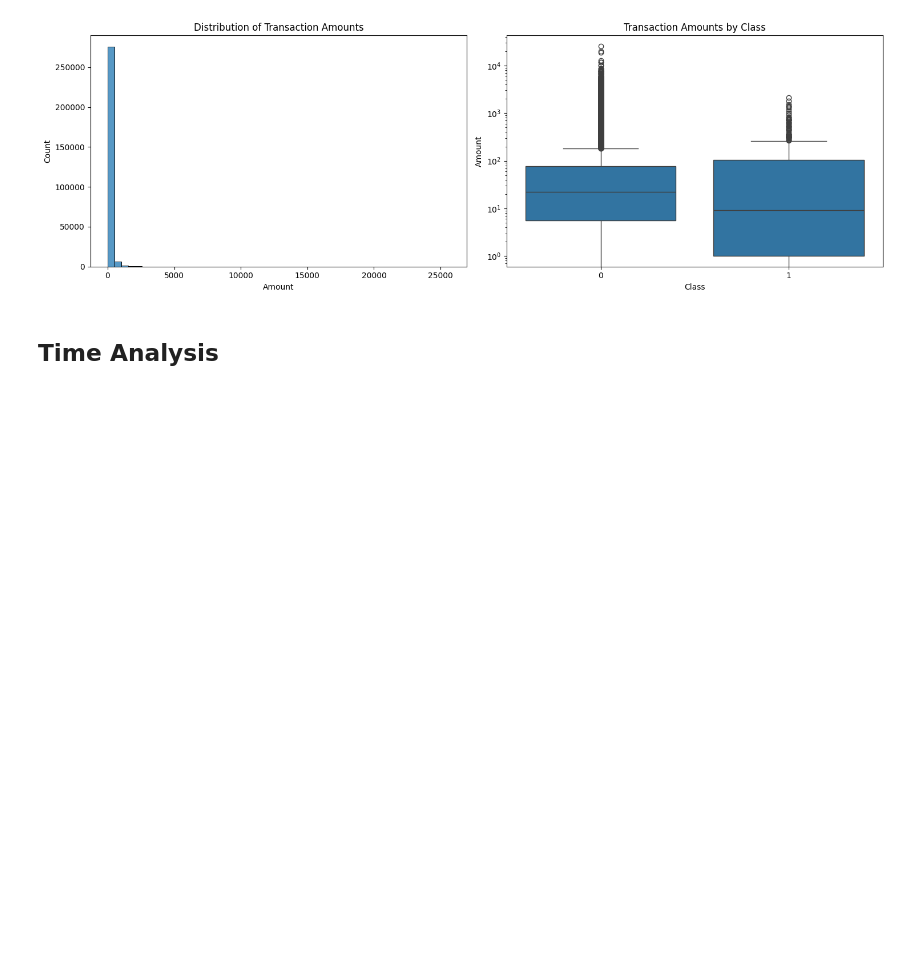
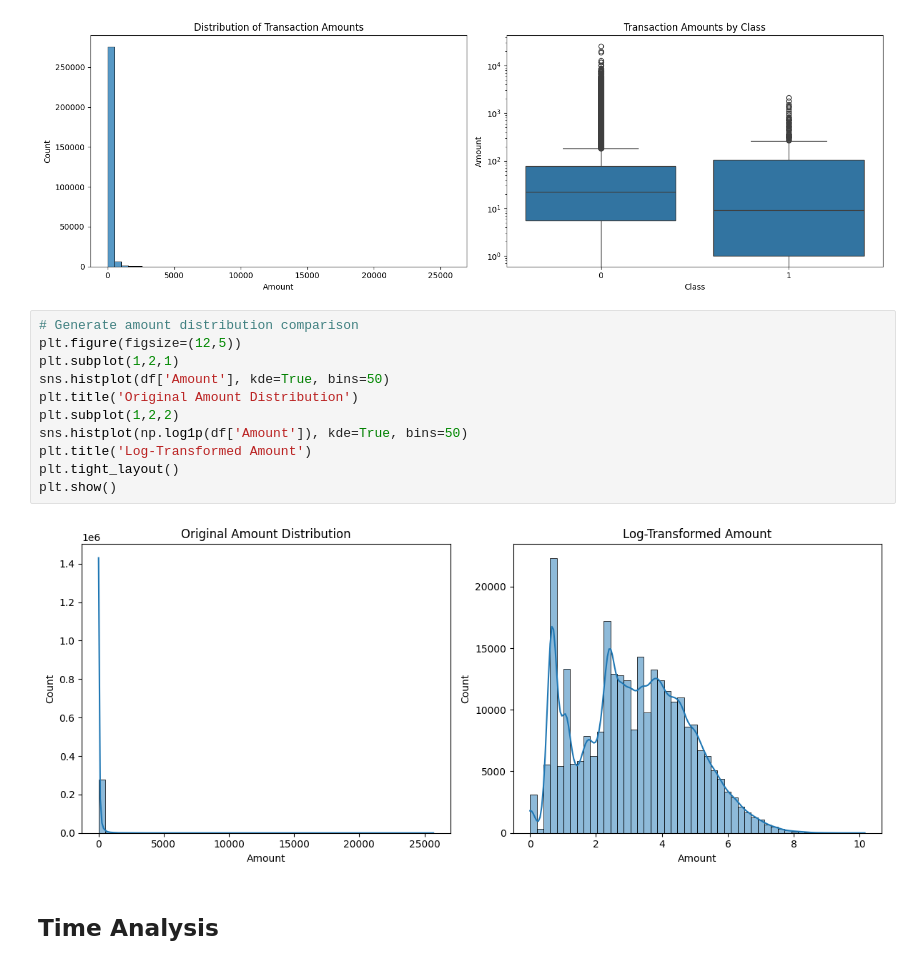
Before and after one commit to chitranshmotwani/Financial-Fraud-Detection, a Jupyter notebook: notebooks/data_exploration.ipynb, the cells around one changed output. Saved outputs shown, nothing was run; the diff lists cells and outputs as text; blank space fills up the shorter version.

```diff
--- a/notebooks/data_exploration.ipynb
+++ b/notebooks/data_exploration.ipynb
@@ -64,6 +63,19 @@ plt.tight_layout()
 plt.show()
 # %% [output]
 [figure]
+# %%
+# Generate amount distribution comparison
+plt.figure(figsize=(12,5))
+plt.subplot(1,2,1)
+sns.histplot(df['Amount'], kde=True, bins=50)
+plt.title('Original Amount Distribution')
+plt.subplot(1,2,2)
+sns.histplot(np.log1p(df['Amount']), kde=True, bins=50)
+plt.title('Log-Transformed Amount')
+plt.tight_layout()
+plt.show()
+# %% [output]
+[figure, added]
 # %% [markdown]
 ## Time Analysis
 # %%
```
Also changed, not shown: parts of 1 cell of this notebook, 37 other files.
